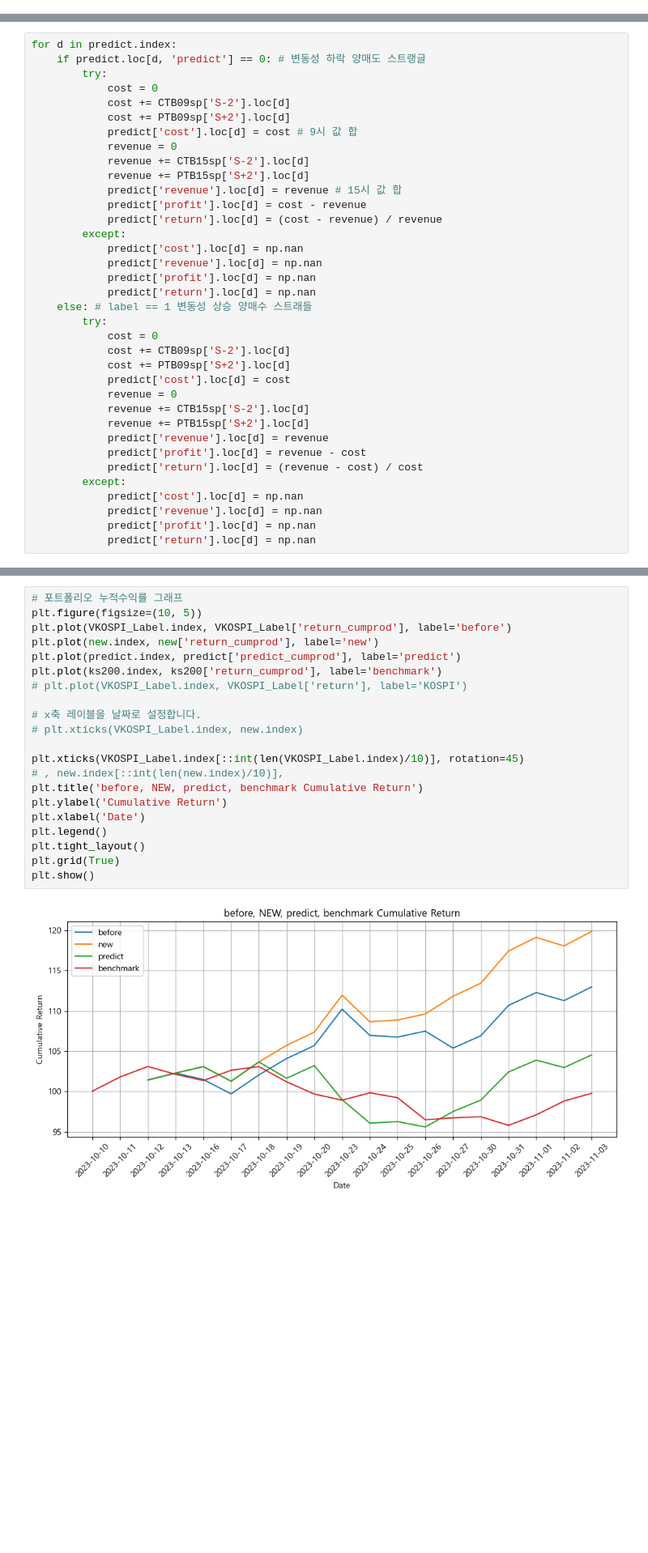
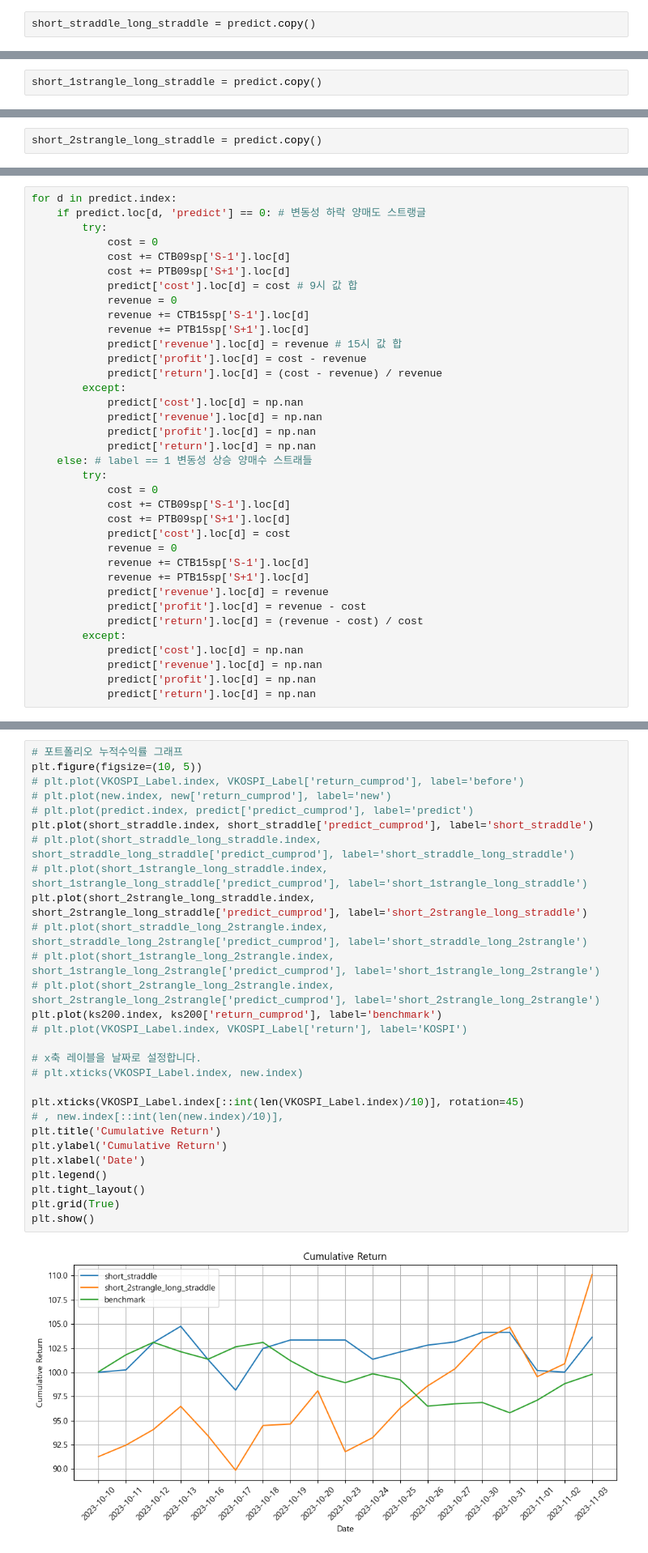
Before and after one commit to jyoooonh/Project1_sample, a Jupyter notebook: option_strategy.ipynb, the cells around one changed output, grey strips where cells are left out. Shown at 81% size. Saved outputs shown, nothing was run; the diff lists cells and outputs as text; blank space fills up the shorter version.

```diff
--- a/option_strategy.ipynb
+++ b/option_strategy.ipynb
@@ -253,0 +280,2 @@ Index(['2023-10-10', '2023-10-11', '2023-10-12', '2023-10-13', '2023-10-16',
+# %%
+short_straddle_long_straddle = predict.copy()
@@ -253,0 +284,2 @@ Index(['2023-10-10', '2023-10-11', '2023-10-12', '2023-10-13', '2023-10-16',
+# %%
+short_1strangle_long_straddle = predict.copy()
@@ -253,0 +288,2 @@ Index(['2023-10-10', '2023-10-11', '2023-10-12', '2023-10-13', '2023-10-16',
+# %%
+short_2strangle_long_straddle = predict.copy()
@@ -538,12 +586,12 @@ for d in predict.index:
     if predict.loc[d, 'predict'] == 0: # 변동성 하락 양매도 스트랭글
         try:
             cost = 0
-            cost += CTB09sp['S-2'].loc[d]
-            cost += PTB09sp['S+2'].loc[d]
+            cost += CTB09sp['S-1'].loc[d]
+            cost += PTB09sp['S+1'].loc[d]
             predict['cost'].loc[d] = cost # 9시 값 합
             revenue = 0
-            revenue += CTB15sp['S-2'].loc[d]
-            revenue += PTB15sp['S+2'].loc[d]
+            revenue += CTB15sp['S-1'].loc[d]
+            revenue += PTB15sp['S+1'].loc[d]
             predict['revenue'].loc[d] = revenue # 15시 값 합
             predict['profit'].loc[d] = cost - revenue
             predict['return'].loc[d] = (cost - revenue) / revenue
@@ -555,12 +603,12 @@ for d in predict.index:
     else: # label == 1 변동성 상승 양매수 스트래들
         try:
             cost = 0
-            cost += CTB09sp['S-2'].loc[d]
-            cost += PTB09sp['S+2'].loc[d]
+            cost += CTB09sp['S-1'].loc[d]
+            cost += PTB09sp['S+1'].loc[d]
             predict['cost'].loc[d] = cost
             revenue = 0
-            revenue += CTB15sp['S-2'].loc[d]
-            revenue += PTB15sp['S+2'].loc[d]
+            revenue += CTB15sp['S-1'].loc[d]
+            revenue += PTB15sp['S+1'].loc[d]
             predict['revenue'].loc[d] = revenue
             predict['profit'].loc[d] = revenue - cost
             predict['return'].loc[d] = (revenue - cost) / cost
@@ -620,26 +1075,33 @@ print(predict['profit'].sum())
 # %%
 # 포트폴리오 누적수익률 그래프
 plt.figure(figsize=(10, 5))
-plt.plot(VKOSPI_Label.index, VKOSPI_Label['return_cumprod'], label='before')
-plt.plot(new.index, new['return_cumprod'], label='new')
-plt.plot(predict.index, predict['predict_cumprod'], label='predict')
+# plt.plot(VKOSPI_Label.index, VKOSPI_Label['return_cumprod'], label='before')
+# plt.plot(new.index, new['return_cumprod'], label='new')
+# plt.plot(predict.index, predict['predict_cumprod'], label='predict')
+plt.plot(short_straddle.index, short_straddle['predict_cumprod'], label='short_straddle')
+# plt.plot(short_straddle_long_straddle.index, short_straddle_long_straddle['predict_cumprod'], label='short_straddle_long_straddle')
+# plt.plot(short_1strangle_long_straddle.index, short_1strangle_long_straddle['predict_cumprod'], label='short_1strangle_long_straddle')
+plt.plot(short_2strangle_long_straddle.index, short_2strangle_long_straddle['predict_cumprod'], label='short_2strangle_long_straddle')
+# plt.plot(short_straddle_long_2strangle.index, short_straddle_long_2strangle['predict_cumprod'], label='short_straddle_long_2strangle')
+# plt.plot(short_1strangle_long_2strangle.index, short_1strangle_long_2strangle['predict_cumprod'], label='short_1strangle_long_2strangle')
+# plt.plot(short_2strangle_long_2strangle.index, short_2strangle_long_2strangle['predict_cumprod'], label='short_2strangle_long_2strangle')
 plt.plot(ks200.index, ks200['return_cumprod'], label='benchmark')
 # plt.plot(VKOSPI_Label.index, VKOSPI_Label['return'], label='KOSPI')
 
 # x축 레이블을 날짜로 설정합니다.
 # plt.xticks(VKOSPI_Label.index, new.index)
 
 plt.xticks(VKOSPI_Label.index[::int(len(VKOSPI_Label.index)/10)], rotation=45)
 # , new.index[::int(len(new.index)/10)],
-plt.title('before, NEW, predict, benchmark Cumulative Return')
+plt.title('Cumulative Return')
 plt.ylabel('Cumulative Return')
 plt.xlabel('Date')
 plt.legend()
 plt.tight_layout()
 plt.grid(True)
 plt.show()
 # %% [output]
-[figure, old version]
+[figure, new version]
 # %%
 import matplotlib.pyplot as plt
 
```
Also changed, not shown: parts of 31 cells of this notebook, 1 other file.
